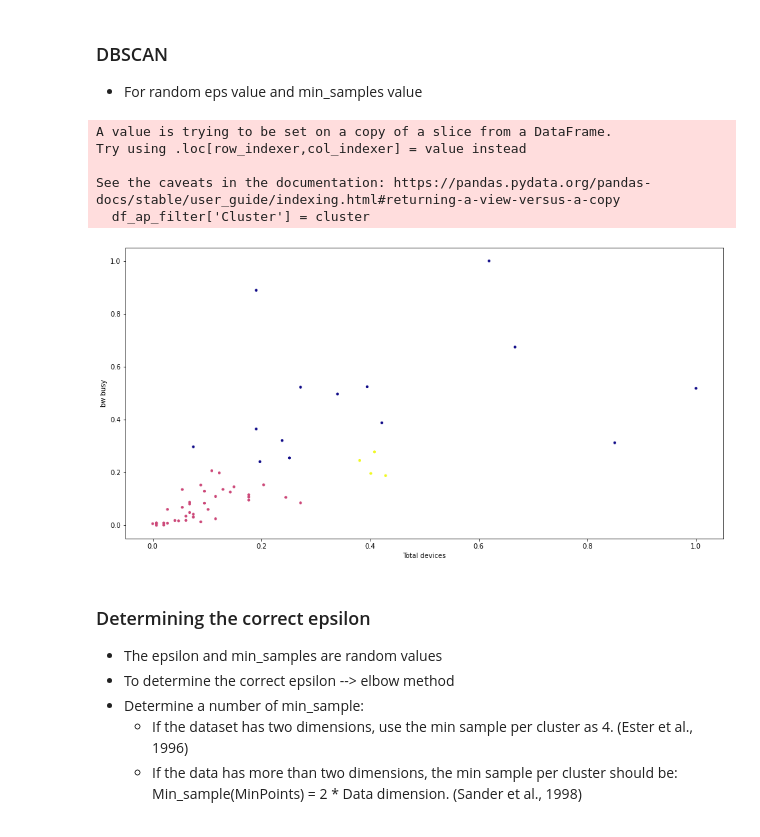
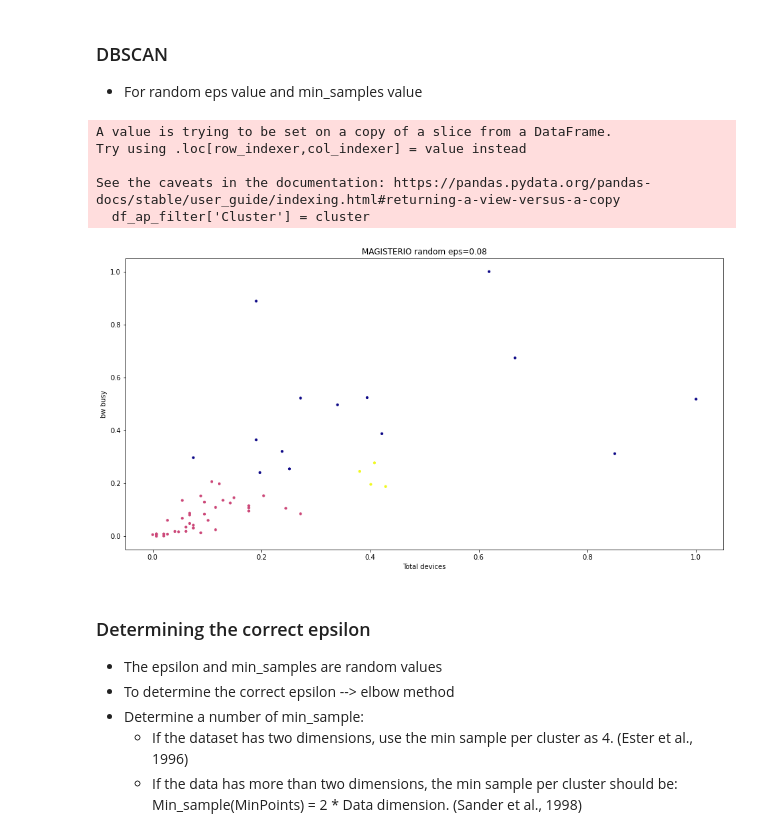
Before and after one commit to alvaroanua/TFG, a Jupyter notebook: DBSCAN/DBSCAN_ehu_Bilbao_Magisterio.ipynb, the cells around one changed output. Saved outputs shown, nothing was run; the diff lists cells and outputs as text; code cells hidden in the pictures.

Commit message:
DBSCAN magisterio terminada

```diff
--- a/DBSCAN/DBSCAN_ehu_Bilbao_Magisterio.ipynb
+++ b/DBSCAN/DBSCAN_ehu_Bilbao_Magisterio.ipynb
@@ -108,34 +121,35 @@ ValueError: could not convert string to float: '9.353.20'
 # %%
 # Normalize
 min_max_scaler = preprocessing.MinMaxScaler()
 df_escalado = min_max_scaler.fit_transform(df_ap_filter)
 df_escalado = pd.DataFrame(df_escalado)
 df_escalado = df_escalado.rename(columns= {0 : 'bw_busy', 1: 'total_devices'})
 
 # DBSCAN
 dbscan = DBSCAN(eps= 0.08, min_samples= 4)
 cluster = dbscan.fit_predict(df_escalado)
 
 # Add to dataFrame
 df_ap_filter['Cluster'] = cluster
 
 # Asign x and y
 x = df_escalado['total_devices'].values
 y = df_escalado['bw_busy'].values
 
 # Plot the clusters
 plt.figure(figsize=(16,8))
+plt.title("MAGISTERIO random eps=0.08")
 plt.scatter(x, y, c = cluster, cmap= "plasma", s=10) # plotting the clusters
 plt.xlabel("Total devices") # X-axis label
 plt.ylabel("bw busy") # Y-axis label
 plt.show() # showing the plot
 # %% [output]
 A value is trying to be set on a copy of a slice from a DataFrame.
 Try using .loc[row_indexer,col_indexer] = value instead
 
 See the caveats in the documentation: https://pandas.pydata.org/pandas-docs/stable/user_guide/indexing.html#returning-a-view-versus-a-copy
   df_ap_filter['Cluster'] = cluster
-[figure, old version]
+[figure, new version]
 # %% [markdown]
 ### Determining the correct epsilon
 * The epsilon and min_samples are random values
```
Also changed, not shown: parts of 7 cells of this notebook.
